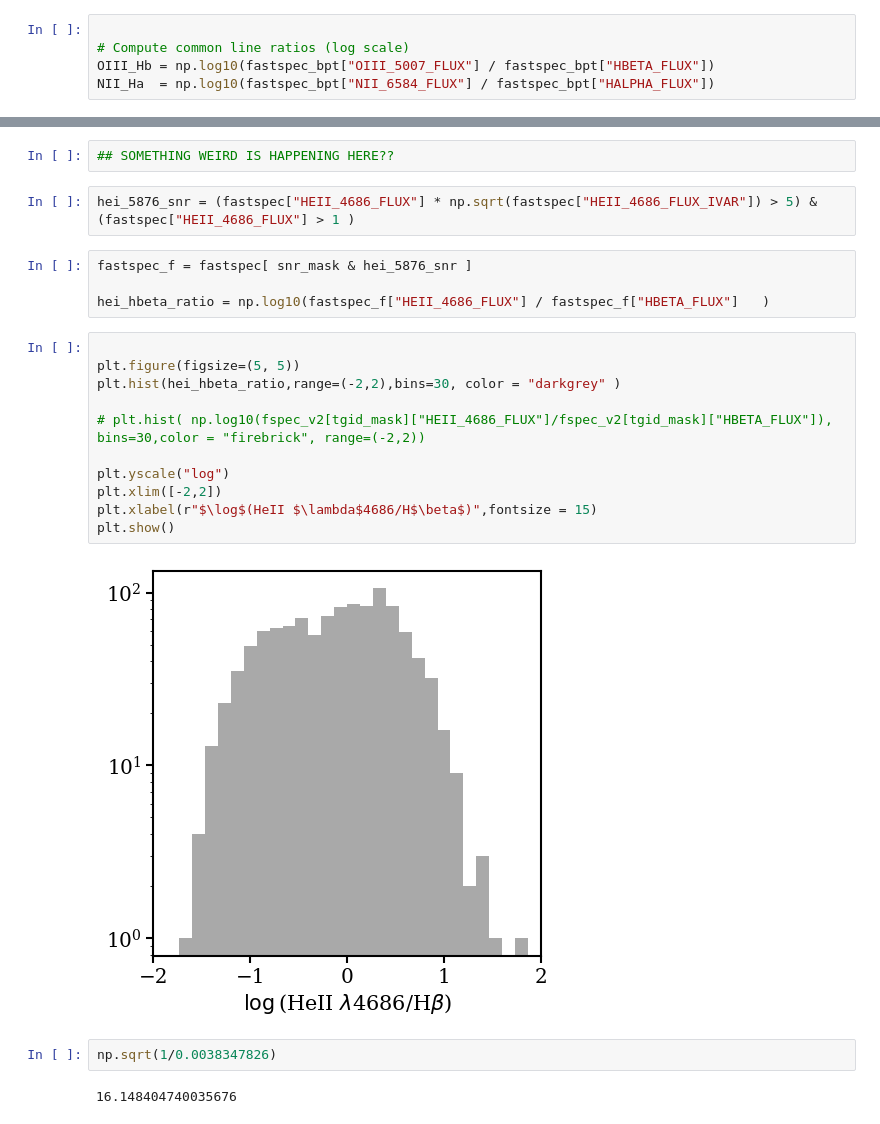
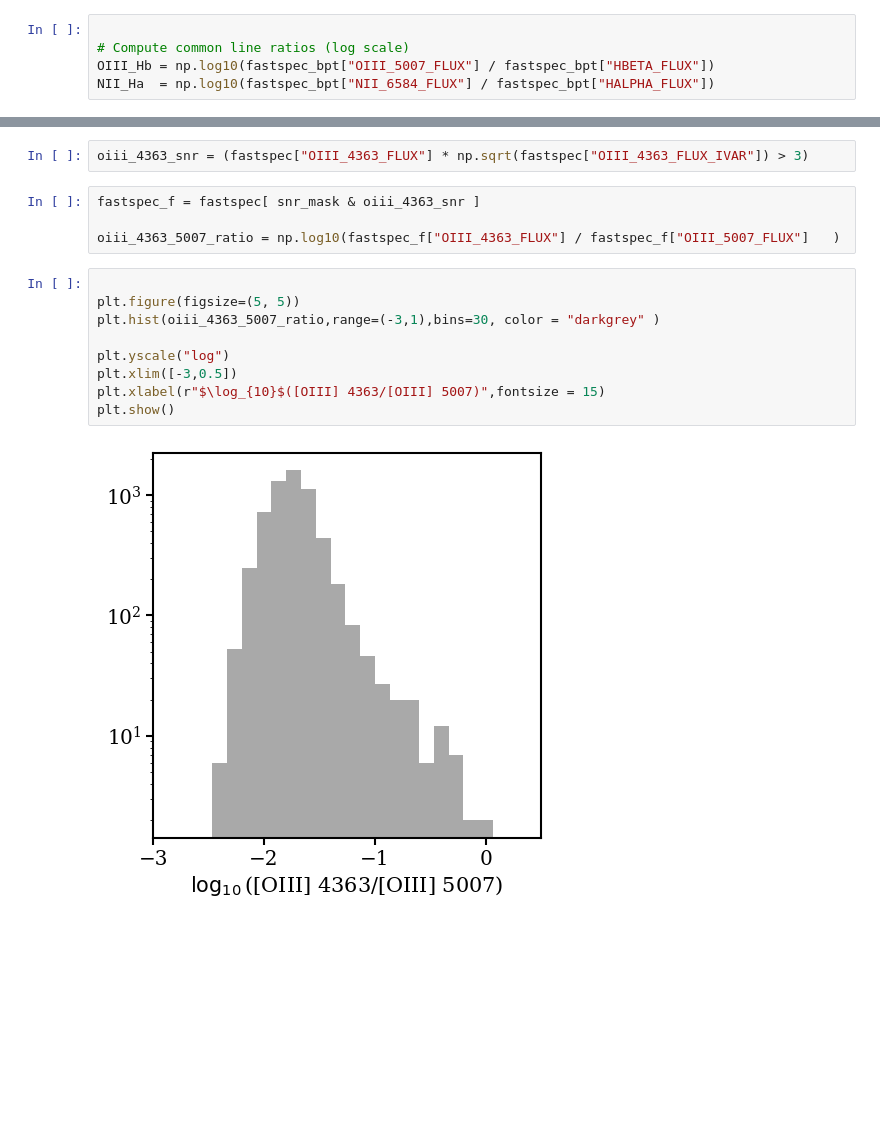
Before and after one commit to virajvman/desi_dwarfs, a Jupyter notebook: tutorial/01_Introduction.ipynb, the cells around one changed output, grey strips where cells are left out. Cells and saved outputs as stored; diff of their text form; blank space fills up the shorter version.

```diff
--- a/tutorial/01_Introduction.ipynb
+++ b/tutorial/01_Introduction.ipynb
@@ -235,25 +235,17 @@ plt.show()
-# %%
-## SOMETHING WEIRD IS HAPPENING HERE??
 # %%
-hei_5876_snr = (fastspec["HEII_4686_FLUX"] * np.sqrt(fastspec["HEII_4686_FLUX_IVAR"]) > 5) & (fastspec["HEII_4686_FLUX"] > 1 )
+oiii_4363_snr = (fastspec["OIII_4363_FLUX"] * np.sqrt(fastspec["OIII_4363_FLUX_IVAR"]) > 3)
 # %%
-fastspec_f = fastspec[ snr_mask & hei_5876_snr ]
+fastspec_f = fastspec[ snr_mask & oiii_4363_snr ]
 
-hei_hbeta_ratio = np.log10(fastspec_f["HEII_4686_FLUX"] / fastspec_f["HBETA_FLUX"]   )
+oiii_4363_5007_ratio = np.log10(fastspec_f["OIII_4363_FLUX"] / fastspec_f["OIII_5007_FLUX"]   )
 # %%
 
 plt.figure(figsize=(5, 5))
-plt.hist(hei_hbeta_ratio,range=(-2,2),bins=30, color = "darkgrey" )
-
-# plt.hist( np.log10(fspec_v2[tgid_mask]["HEII_4686_FLUX"]/fspec_v2[tgid_mask]["HBETA_FLUX"]), bins=30,color = "firebrick", range=(-2,2))
+plt.hist(oiii_4363_5007_ratio,range=(-3,1),bins=30, color = "darkgrey" )
 
 plt.yscale("log")
-plt.xlim([-2,2])
-plt.xlabel(r"$\log$(HeII $\lambda$4686/H$\beta$)",fontsize = 15)
+plt.xlim([-3,0.5])
+plt.xlabel(r"$\log_{10}$([OIII] 4363/[OIII] 5007)",fontsize = 15)
 plt.show()
 # %% [output]
-[figure, old version]
+[figure, new version]
-# %%
-np.sqrt(1/0.0038347826)
-# %% [output]
-16.148404740035676
```
Also changed, not shown: parts of 21 cells of this notebook.
